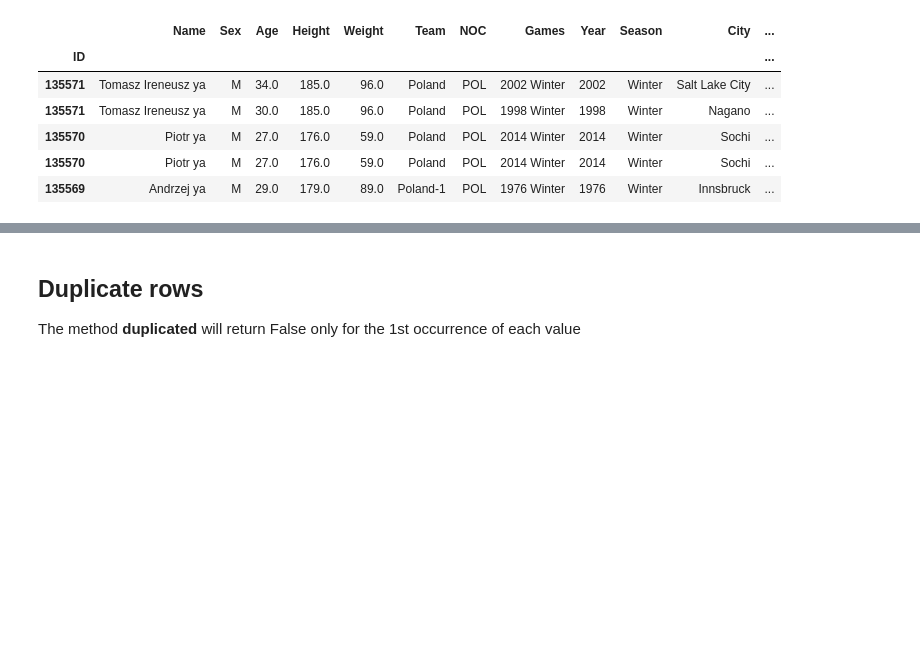
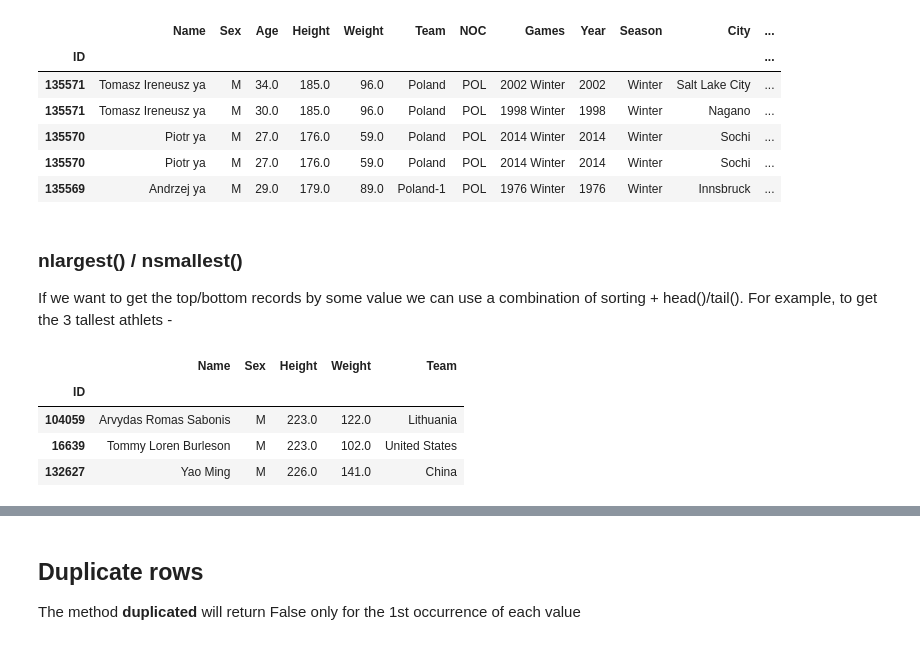
Before and after one commit to Elad-p/Python, a Jupyter notebook: Data Analysis/06_Pandas - Sorting Dataframes.ipynb, the cells around one changed output, grey strips where cells are left out. Saved outputs shown, nothing was run; the diff lists cells and outputs as text; code cells hidden in the pictures; blank space fills up the shorter version.

```diff
--- a/Data Analysis/06_Pandas - Sorting Dataframes.ipynb
+++ b/Data Analysis/06_Pandas - Sorting Dataframes.ipynb
@@ -192,3 +192,15 @@ df.head()
 | 135570 | Piotr ya | M | 27.0 | 176.0 | 59.0 | Poland | POL | 2014 Winter | 2014 | Winter | Sochi | ... |
 | 135570 | Piotr ya | M | 27.0 | 176.0 | 59.0 | Poland | POL | 2014 Winter | 2014 | Winter | Sochi | ... |
 | 135569 | Andrzej ya | M | 29.0 | 179.0 | 89.0 | Poland-1 | POL | 1976 Winter | 1976 | Winter | Innsbruck | ... |
+# %% [markdown]
+### nlargest() / nsmallest()
+If we want to get the top/bottom records by some value we can use a combination of sorting + head()/tail().
+For example, to get the 3 tallest athlets -
+# %%
+df[['Name','Sex','Height','Weight','Team']].sort_values('Height',na_position='first').drop_duplicates().tail(3)
+# %% [output]
+|  | Name | Sex | Height | Weight | Team |
+| ID |  |  |  |  |  |
+| 104059 | Arvydas Romas Sabonis | M | 223.0 | 122.0 | Lithuania |
+| 16639 | Tommy Loren Burleson | M | 223.0 | 102.0 | United States |
+| 132627 | Yao Ming | M | 226.0 | 141.0 | China |
```
Also changed, not shown: parts of 4 cells of this notebook.
